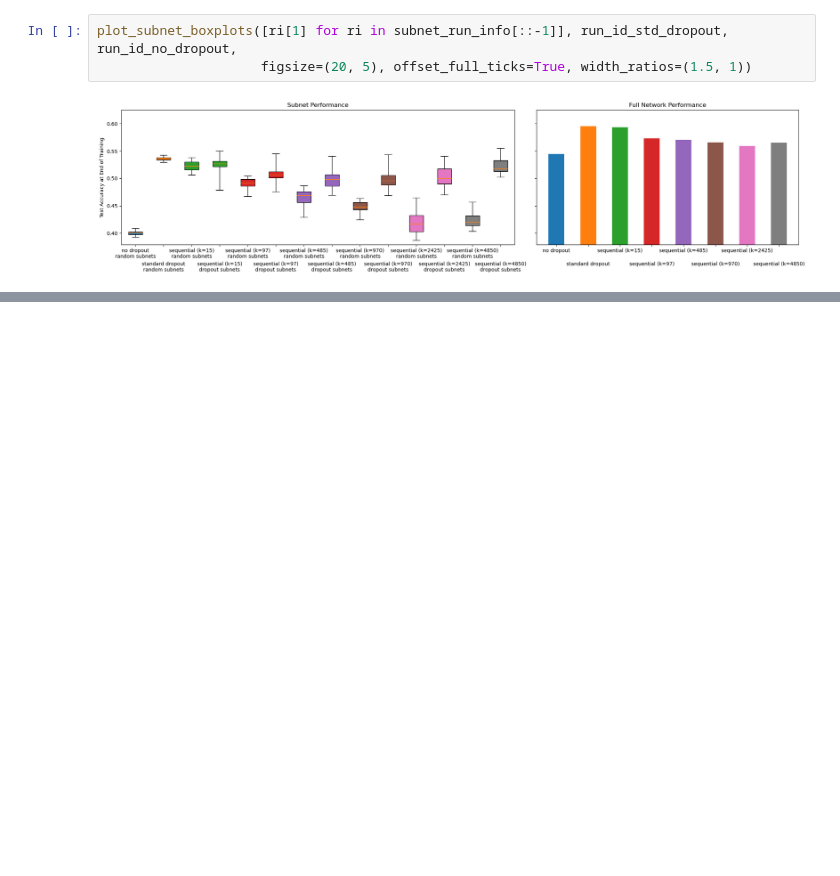
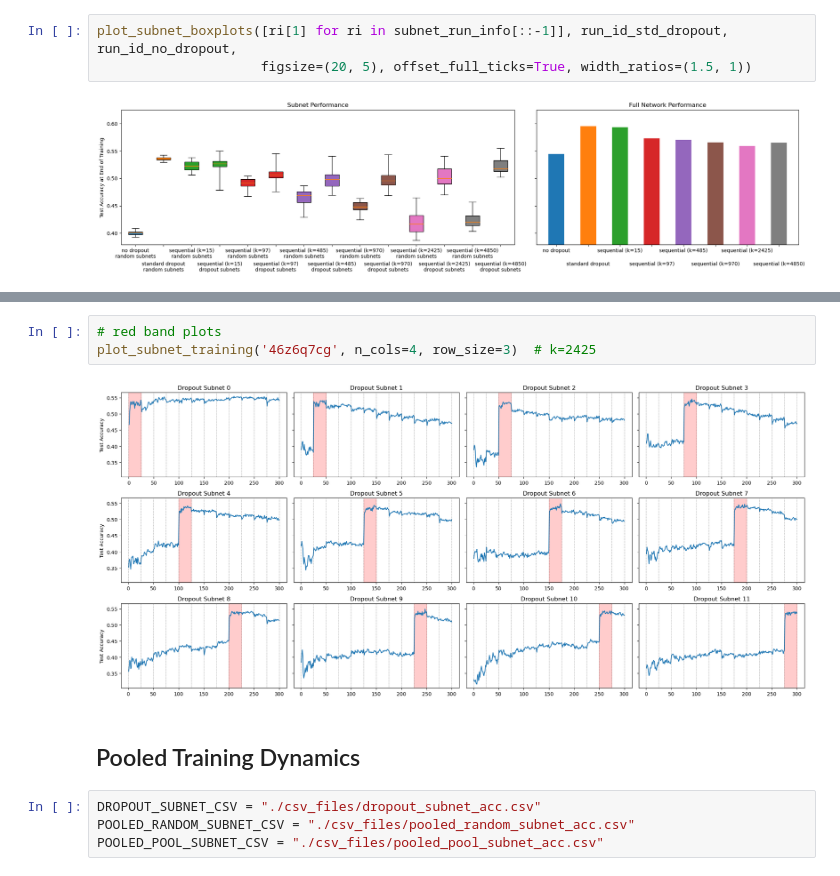
Before and after one commit to LukeBailey181/k-dropout, a Jupyter notebook: notebooks/paper_plots.ipynb, the cells around one changed output, grey strips where cells are left out. Drawn from its saved outputs; the diff is of its cells as text; blank space fills up the shorter version.

```diff
--- a/notebooks/paper_plots.ipynb
+++ b/notebooks/paper_plots.ipynb
@@ -289,3 +300,14 @@ for i, ((n_masks, run_id), ax) in enumerate(zip(cup_info, axes)):
         ax.set_ylabel('Test Accuracy at End of Training')
 # %% [output]
 [figure]
+# %%
+# red band plots
+plot_subnet_training('46z6q7cg', n_cols=4, row_size=3)  # k=2425
+# %% [output]
+[figure, added]
+# %% [markdown]
+## Pooled Training Dynamics
+# %%
+DROPOUT_SUBNET_CSV = "./csv_files/dropout_subnet_acc.csv"
+POOLED_RANDOM_SUBNET_CSV = "./csv_files/pooled_random_subnet_acc.csv"
+POOLED_POOL_SUBNET_CSV = "./csv_files/pooled_pool_subnet_acc.csv"
```
Also changed, not shown: parts of 11 cells of this notebook, 1 other file.
